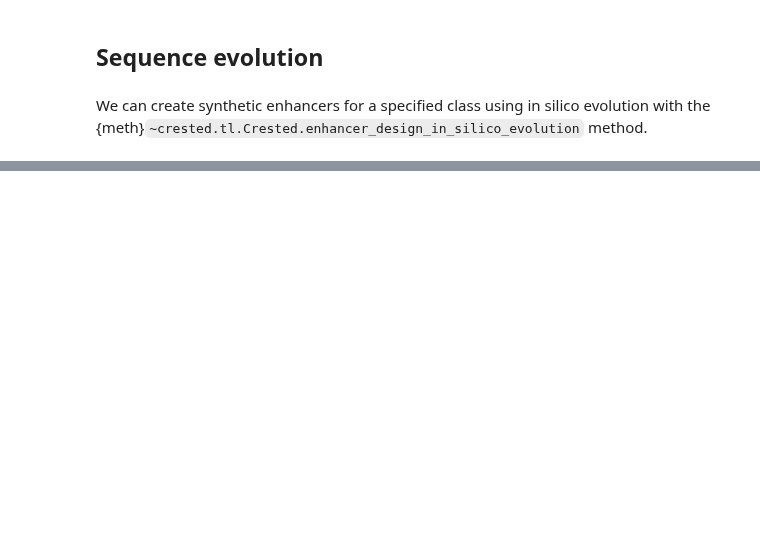
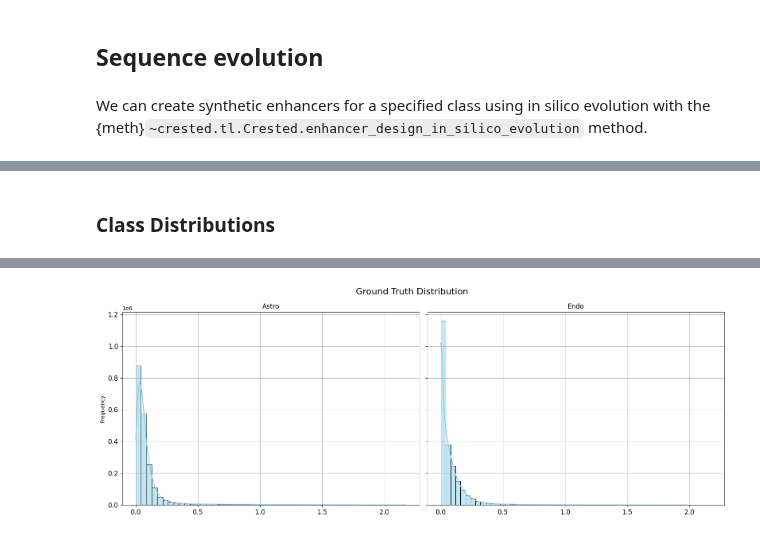
Before and after one commit to aertslab/CREsted, a Jupyter notebook: docs/tutorials/introduction.ipynb, the cells around one changed output, grey strips where cells are left out. Cells and saved outputs as stored; diff of their text form; code cells hidden in the pictures; blank space fills up the shorter version.

```diff
--- a/docs/tutorials/introduction.ipynb
+++ b/docs/tutorials/introduction.ipynb
@@ -323,0 +475,12 @@ We will show some examples below, but refer to the documentation for more inform
+# %% [markdown]
+### Class Distributions
+# %%
+crested.pl.hist.distribution(
+    adata,
+    target="groundtruth",
+    class_names=["Astro", "Endo"],
+    log_transform=True,
+    share_y=True,
+    title="Ground Truth Distribution",
+)
+# %% [output]
@@ -323,0 +488 @@ We will show some examples below, but refer to the documentation for more inform
+[figure, added]
```
Also changed, not shown: parts of 64 cells of this notebook, 1 other file.
